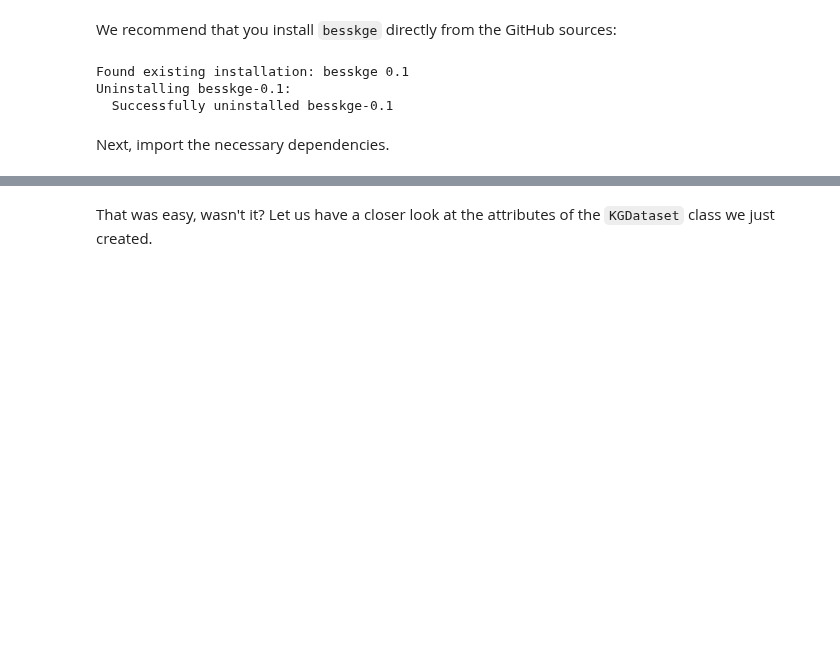
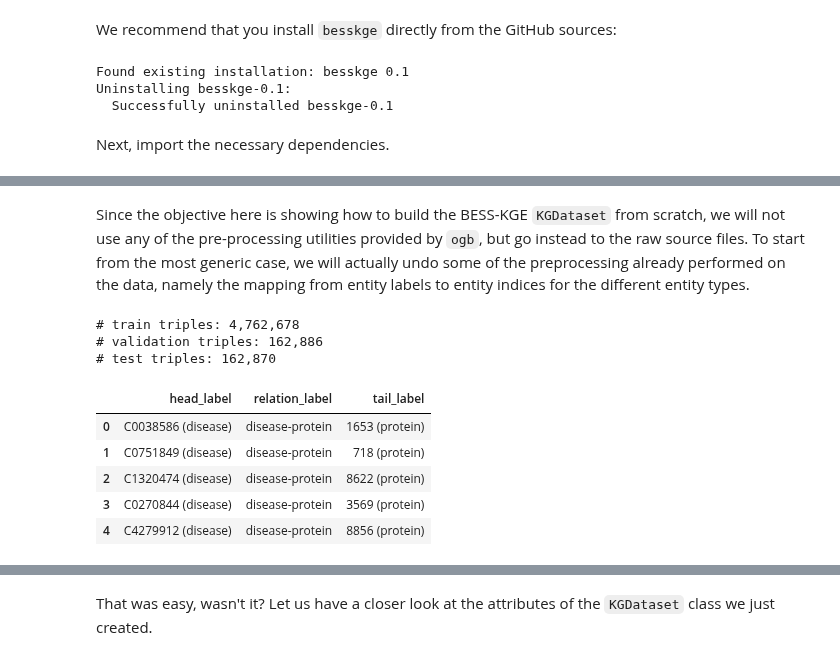
Before and after one commit to graphcore-research/bess-kge, a Jupyter notebook: notebooks/0_custom_KG_dataset.ipynb, the cells around one changed output, grey strips where cells are left out. Cells and saved outputs as stored; diff of their text form; code cells hidden in the pictures; blank space fills up the shorter version.

```diff
--- a/notebooks/0_custom_KG_dataset.ipynb
+++ b/notebooks/0_custom_KG_dataset.ipynb
@@ -120,0 +57,65 @@ entity_types
+# %% [markdown]
+Since the objective here is showing how to build the BESS-KGE `KGDataset` from scratch, we will not use any of the pre-processing utilities provided by `ogb`, but go instead to the raw source files. To start from the most generic case, we will actually undo some of the preprocessing already performed on the data, namely the mapping from entity labels to entity indices for the different entity types.
+# %%
+label_dict = {}
+for l in ["disease", "drug", "function", "protein", "sideeffect"]:
+    # labels for the entities of type l
+    # we append the entity type to the label to prevent label collisions across different types
+    # notice that some entities, like proteins, have labels that are still numerical
+    label_dict[l] = (
+        pd.read_csv(
+            Path(dataset_directory).joinpath(
+                f"ogbl_biokg/mapping/{l}_entidx2name.csv.gz"
+            )
+        ).set_index("ent idx")["ent name"]
+        + f" ({l})"
+    ).values
+
+# labels for relation types
+rel_dict = (
+    pd.read_csv(
+        Path(dataset_directory).joinpath(f"ogbl_biokg/mapping/relidx2relname.csv.gz")
+    )
+    .set_index("rel idx")["rel name"]
+    .values
+)
+
+# collect triples in train, valid, test DataFrames
+# replacing the entity IDs with their original labels.
+df_dict = {}
+for split in {"test", "train", "valid"}:
+    triples = []
+    data = torch.load(
+        Path(dataset_directory).joinpath(f"ogbl_biokg/split/random/{split}.pt")
+    )
+    for h, h_type, t, t_type, r in zip(
+        data["head"],
+        data["head_type"],
+        data["tail"],
+        data["tail_type"],
+        data["relation"],
+    ):
+        h_label = label_dict[h_type][h]
+        t_label = label_dict[t_type][t]
+        r_label = rel_dict[r]
+        triples.append((h_label, r_label, t_label))
+    df_dict[split] = pd.DataFrame(
+        triples, columns=["head_label", "relation_label", "tail_label"]
+    )
+
+print(f"# train triples: {df_dict['train'].shape[0]:,}")
+print(f"# validation triples: {df_dict['valid'].shape[0]:,}")
+print(f"# test triples: {df_dict['test'].shape[0]:,}")
+# %% [output]
+# train triples: 4,762,678
+# validation triples: 162,886
+# test triples: 162,870
+# %%
+df_dict["train"].head()
+# %% [output]
+|  | head_label | relation_label | tail_label |
+| 0 | C0038586 (disease) | disease-protein | 1653 (protein) |
+| 1 | C0751849 (disease) | disease-protein | 718 (protein) |
+| 2 | C1320474 (disease) | disease-protein | 8622 (protein) |
+| 3 | C0270844 (disease) | disease-protein | 3569 (protein) |
+| 4 | C4279912 (disease) | disease-protein | 8856 (protein) |
```
Also changed, not shown: parts of 36 cells of this notebook.
